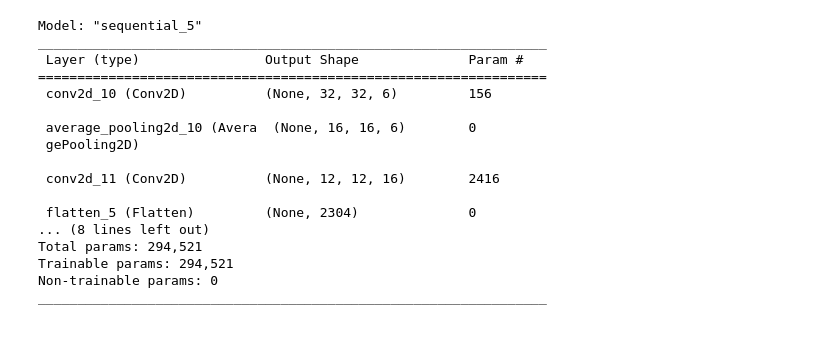
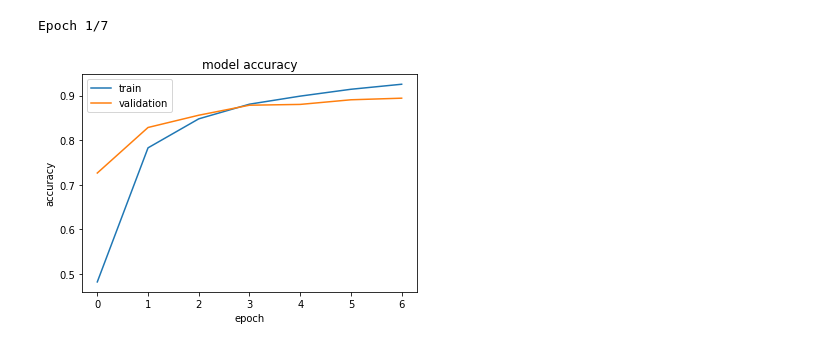
Before and after one commit to UnknownLearn/Handwritten-Devanagari-Character-Recognition, a Jupyter notebook: training_model.ipynb, the cells around one changed output. Cells and saved outputs as stored; diff of their text form; code cells hidden in the pictures.

Commit message:
made changes to show accuracy and loss curve

```diff
--- a/training_model.ipynb
+++ b/training_model.ipynb
@@ -55,31 +57,12 @@ val_y = np.array(val_y)
 test_x = np.array(test_x)
 test_y = np.array(test_y)
 # %%
-lenet_5_model = keras.models.Sequential([
-    keras.layers.Conv2D(6, kernel_size=5, strides=1,  activation='tanh', input_shape=(32,32,1), padding='same'), #C1
-    keras.layers.AveragePooling2D(), #S2
-    keras.layers.Conv2D(16, kernel_size=5, strides=1, activation='relu', padding='valid'), #C3
-    keras.layers.Flatten(), #Flatten
-    keras.layers.Dense(120, activation='tanh'), #C5
-    keras.layers.Dense(84, activation='tanh'), #F6
-    keras.layers.Dense(61, activation='softmax') #Output layer
+model = keras.models.Sequential([
+    keras.layers.Conv2D(6, kernel_size=5, strides=1,  activation='', input_shape=(32,32,1), padding='same'),
+    keras.layers.AveragePooling2D(),
+    keras.layers.Conv2D(16, kernel_size=5, strides=1, activation='relu', padding='valid'),
+    keras.layers.Flatten(),
+    keras.layers.Dense(120, activation='tanh'),
+    keras.layers.Dense(84, activation='tanh'),
+    keras.layers.Dense(61, activation='softmax')
 ])
-lenet_5_model.summary()
-# %% [output]
-Model: "sequential_5"
-_________________________________________________________________
- Layer (type)                Output Shape              Param #
-=================================================================
- conv2d_10 (Conv2D)          (None, 32, 32, 6)         156
-
- average_pooling2d_10 (Avera  (None, 16, 16, 6)        0
- gePooling2D)
-
- conv2d_11 (Conv2D)          (None, 12, 12, 16)        2416
-
- flatten_5 (Flatten)         (None, 2304)              0
-... (8 lines left out)
-Total params: 294,521
-Trainable params: 294,521
-Non-trainable params: 0
-_________________________________________________________________
@@ -86,4 +71,6 @@ _________________________________________________________________
 # %%
-lenet_5_model.compile(optimizer='adam', loss = keras.losses.sparse_categorical_crossentropy, metrics = ['accuracy'])
+model.compile(optimizer='sgd', loss = keras.losses.sparse_categorical_crossentropy, metrics = ['accuracy'])
 # %%
-lenet_5_model.fit(train_x, train_y, epochs=7, validation_data=(val_x, val_y))
+history = model.fit(train_x, train_y, epochs=7, validation_data=(val_x, val_y))
+# %% [output]
+Epoch 1/7
@@ -89,0 +79,10 @@ lenet_5_model.fit(train_x, train_y, epochs=7, validation_data=(val_x, val_y))
+# %%
+plt.plot(history.history['accuracy'])
+plt.plot(history.history['val_accuracy'])
+plt.title('model accuracy')
+plt.ylabel('accuracy')
+plt.xlabel('epoch')
+plt.legend(['train', 'validation'], loc='upper left')
+plt.show()
+# %% [output]
+[figure, added]
```
Also changed, not shown: parts of 7 cells of this notebook.
